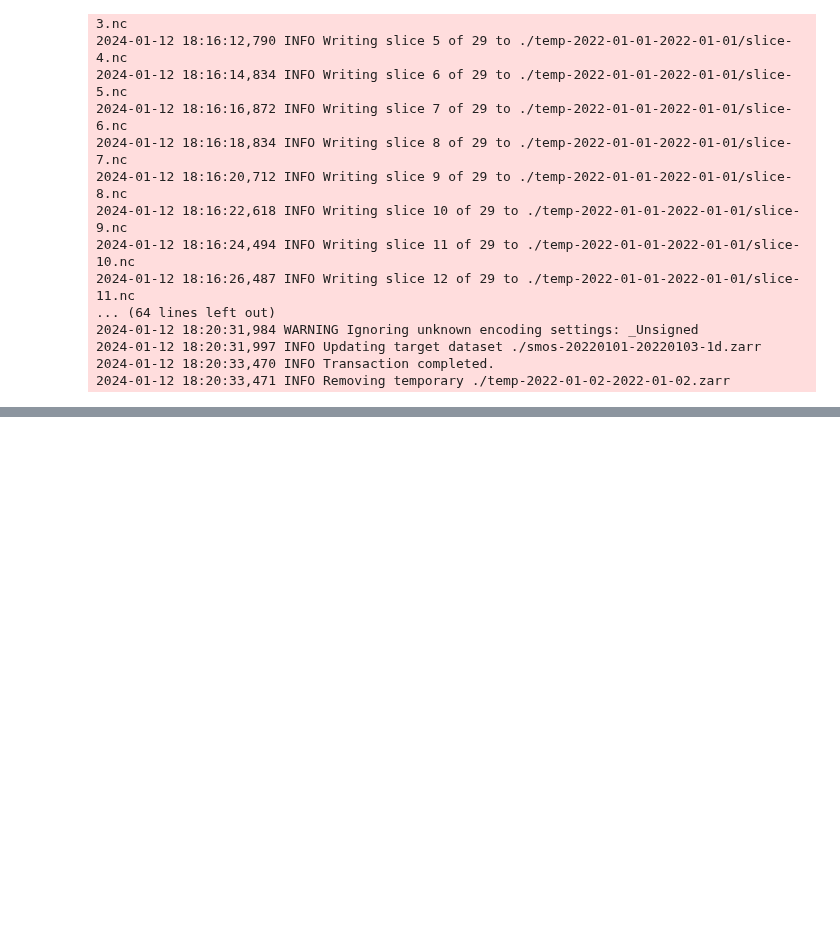
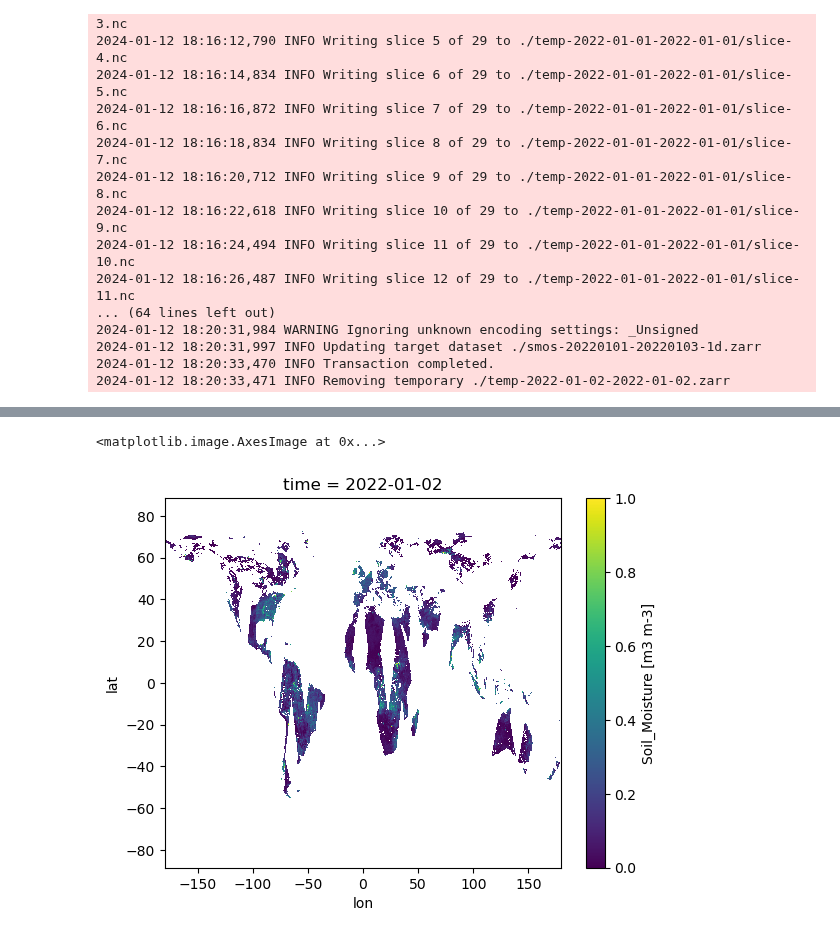
Before and after one commit to xcube-dev/xcube-smos, a Jupyter notebook: notebooks/demo-zappend-v2.ipynb, the cells around one changed output, grey strips where cells are left out. Drawn from its saved outputs; the diff is of its cells as text; code cells hidden in the pictures; blank space fills up the shorter version.

```diff
--- a/notebooks/demo-zappend-v2.ipynb
+++ b/notebooks/demo-zappend-v2.ipynb
@@ -268,0 +296,5 @@ zappend(generator, config=zappend_config)
+# %%
+ds.Soil_Moisture.isel(time=1).plot.imshow()
+# %% [output]
+<matplotlib.image.AxesImage at 0x...>
+[figure, added]
```
Also changed, not shown: parts of 4 cells of this notebook, 32 other files.
